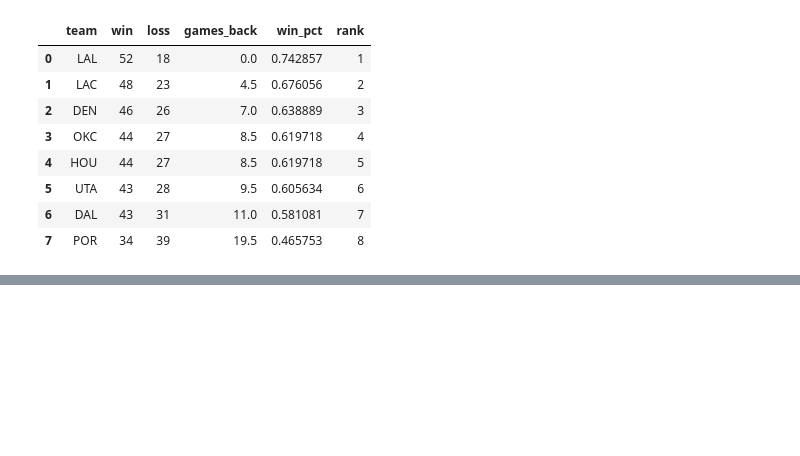
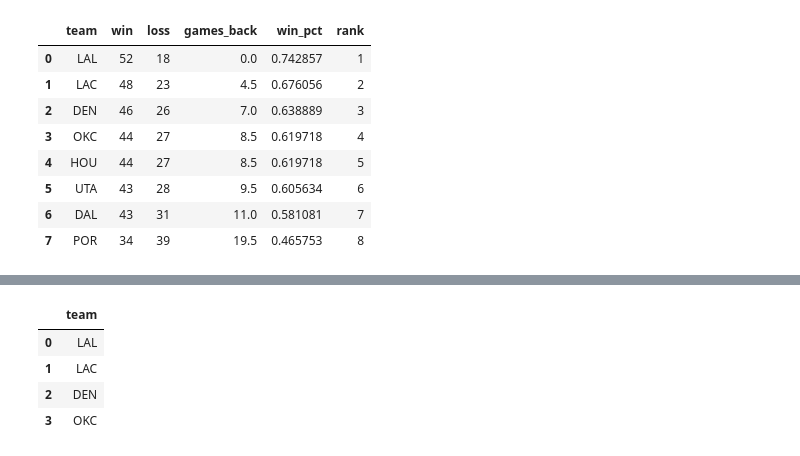
Before and after one commit to CodeupClassroom/darden-data-science-libraries, a Jupyter notebook: pandas_dataframes_lesson.ipynb, the cells around one changed output, grey strips where cells are left out. Cells and saved outputs as stored; diff of their text form; code cells hidden in the pictures; blank space fills up the shorter version.

Commit message:
series v df notes

```diff
--- a/pandas_dataframes_lesson.ipynb
+++ b/pandas_dataframes_lesson.ipynb
@@ -605,0 +608,10 @@ nba_df.\
+# %%
+s_values = ['LAL', 'LAC', 'DEN', 'OKC']
+s_name = 'team'
+s_index = [0, 1, 2, 3]
+s_dtype = 'str'
+
+s_teams = pd.Series(data=s_values,
+                    index=s_index,
+                    dtype=s_dtype,
+                    name=s_name)
@@ -605,0 +631,10 @@ nba_df.\
+# %%
+s_values = [52, 48, 46, 44]
+s_name = 'wins'
+s_index = [0, 1, 2, 3]
+s_dtype = 'int'
+
+s_wins = pd.Series(data=s_values,
+                    index=s_index,
+                    dtype=s_dtype,
+                    name=s_name)
@@ -605,0 +654,7 @@ nba_df.\
+# %%
+df = pd.DataFrame({'team': s_teams, 'wins': s_wins})
+
+print("name: NA\ncolumns: ", df.columns, "\nindex: ", df.index, "\naxes: ", df.axes,
+      "\ndtypes: ", df.dtypes, "\nndim: ", df.ndim, "\nsize: ", df.size,
+      "\nshape: ", df.shape, "\nvalues: ", df.values)
+# data=None, index=None, columns=None, dtype=None, copy=Fals
@@ -605,0 +676,10 @@ nba_df.\
+# %%
+df['team']
+
+df[['team']]
+# %% [output]
+|  | team |
+| 0 | LAL |
+| 1 | LAC |
+| 2 | DEN |
+| 3 | OKC |
```
Also changed, not shown: parts of 4 cells of this notebook.
